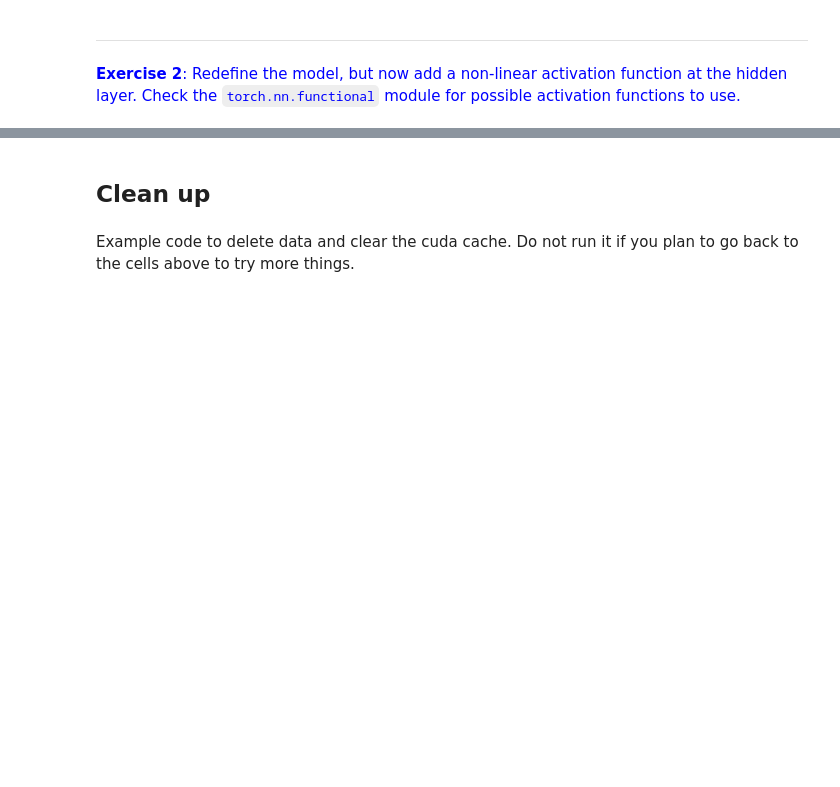
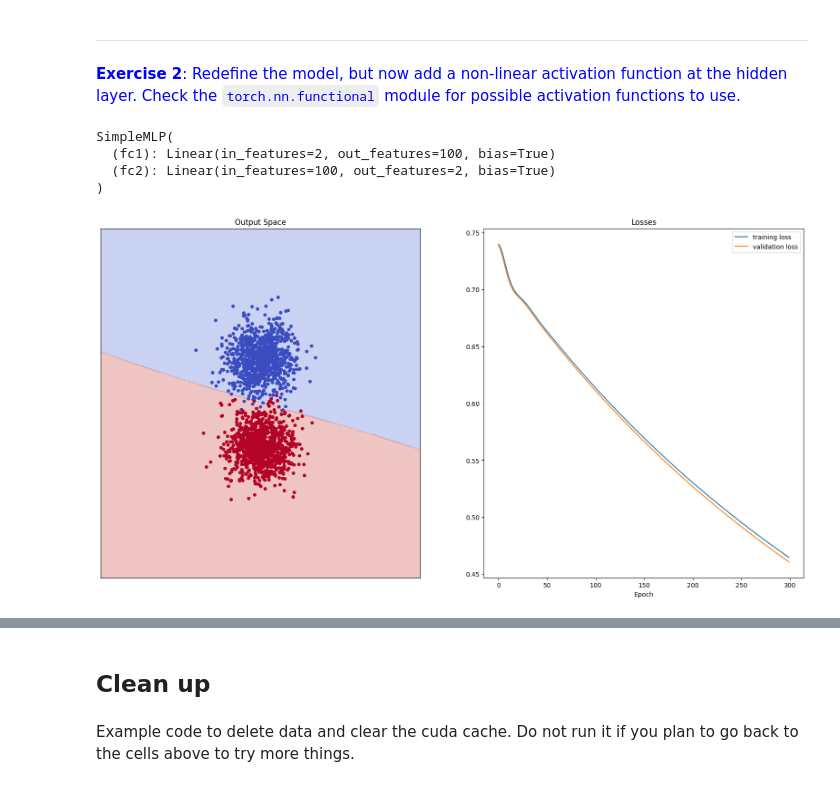
Before and after one commit to BlancoAnna/DL--2025, a Jupyter notebook: Problems 4 - Intro MLPs/P4_Intro_MLPs.ipynb, the cells around one changed output, grey strips where cells are left out. Drawn from its saved outputs; the diff is of its cells as text; code cells hidden in the pictures; blank space fills up the shorter version.

```diff
--- a/Problems 4 - Intro MLPs/P4_Intro_MLPs.ipynb
+++ b/Problems 4 - Intro MLPs/P4_Intro_MLPs.ipynb
@@ -376,0 +377,35 @@ NameError: name 'losses' is not defined
+# %%
+# Your Code Here
+class SimpleMLP(nn.Module):
+# We dont implement backwards as we have inherit it--> Uses the parents' backwards.
+    def __init__(self, inp_dim, hidden_dim, output_dim):
+        super().__init__()
+        self.fc1 = nn.Linear(inp_dim, hidden_dim)
+        self.fc2 = nn.Linear(hidden_dim, output_dim)
+
+
+    def forward(self, x):
+        out = self.fc1(x)
+        out = nn.functional.sigmoid(out)
+        return self.fc2(out)
+
+modelMLP = SimpleMLP(D, H, C)
+# move model to gpu if available
+modelMLP.to(device)
+# %% [output]
+SimpleMLP(
+  (fc1): Linear(in_features=2, out_features=100, bias=True)
+  (fc2): Linear(in_features=100, out_features=2, bias=True)
+)
+# %%
+# TELL THE OPTIMIZER TO OPTIMIZE THIS
+learning_rate = 1e-3
+lambda_l2 = 1e-5
+
+# we use the optim package to apply gradient descent for our parameter updates
+# next class
+optimizer = torch.optim.SGD(modelMLP.parameters(), lr=learning_rate, momentum=0.9, weight_decay=lambda_l2) # built-in L2
+# TRAIN
+losses = train(xBlobsTrain, yBlobsTrain, xBlobsVal, yBlobsVal, criterion, modelMLP, optimizer, visualize_surface=True, epochs = 300)
+# %% [output]
+[figure, added]
```
Also changed, not shown: parts of 14 cells of this notebook.
